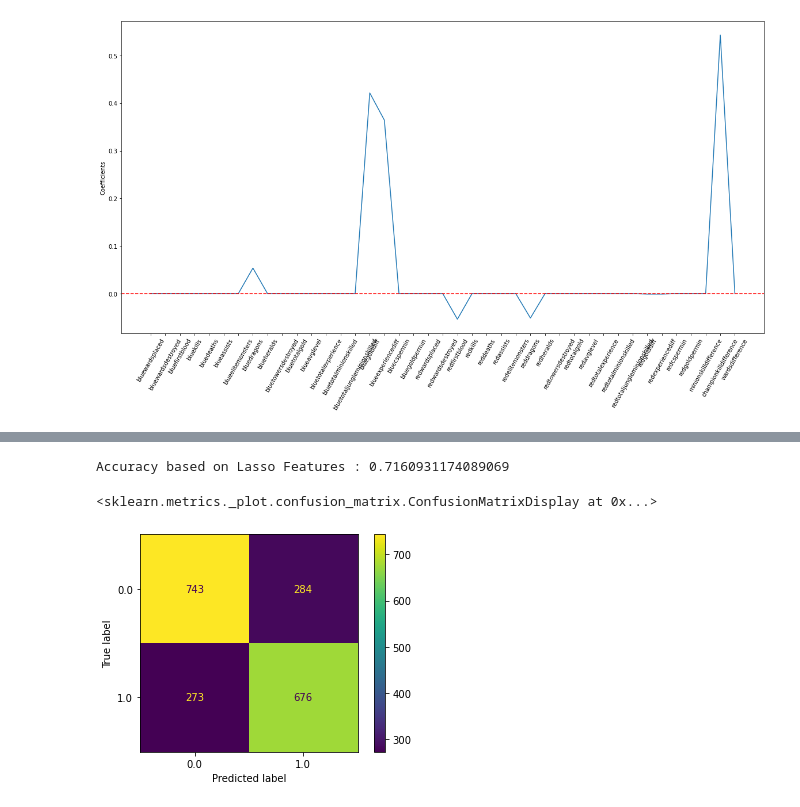
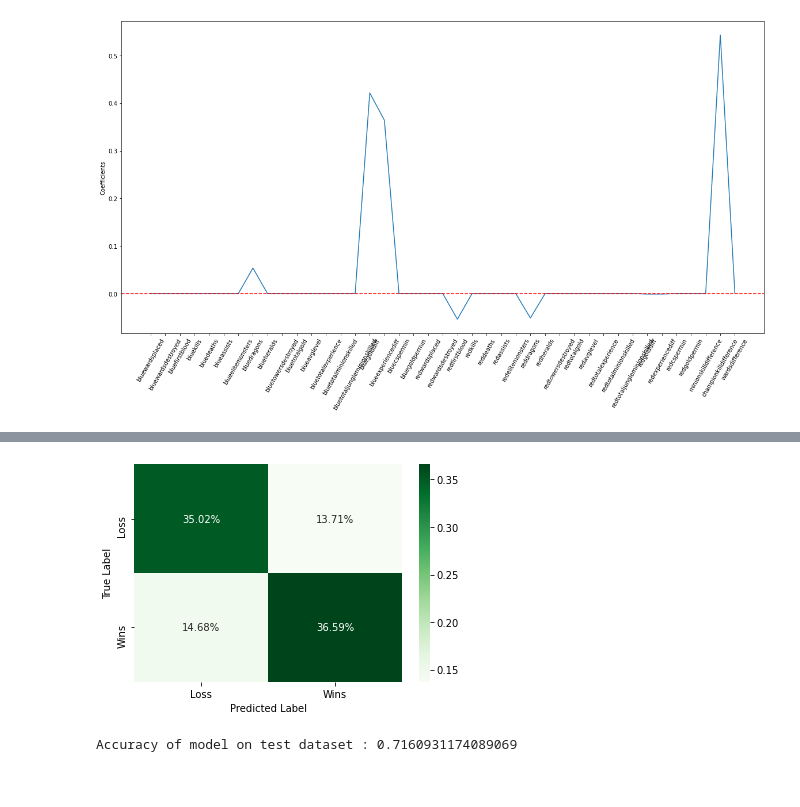
Before and after one commit to shreh2/LOL, a Jupyter notebook: LeagueOfLegends.ipynb, the cells around one changed output, grey strips where cells are left out. Drawn from its saved outputs; the diff is of its cells as text; code cells hidden in the pictures.

```diff
--- a/LeagueOfLegends.ipynb
+++ b/LeagueOfLegends.ipynb
@@ -363,4 +289,15 @@ lasso_ypredtest=lasso_lr.predict(lasso_Xtest)
+# %%
+#creating confusion matrix for the test dataset prediction
+plt.axes()
+sns.heatmap(cm_test/np.sum(cm_test),annot=True,
+           fmt='.2%', cmap='Greens',
+           xticklabels=['Loss','Wins'],
+           yticklabels=['Loss','Wins'])
+plt.xlabel("Predicted Label")
+plt.ylabel("True Label");
+# %% [output]
+[figure, added]
 # %%
-print('Accuracy based on Lasso Features :',metrics.accuracy_score(y_test,lasso_ypredtest))
+print('Accuracy of model on test dataset :',metrics.accuracy_score(y_test,lasso_ypredtest))
 # %% [output]
-Accuracy based on Lasso Features : 0.7160931174089069
+Accuracy of model on test dataset : 0.7160931174089069
@@ -372,5 +303,0 @@ kbest_ypred=kbest_lr.predict(kbest_Xvalid)
-# %%
- plot_confusion_matrix(kbest_lr, kbest_Xvalid, y_valid)
-# %% [output]
-<sklearn.metrics._plot.confusion_matrix.ConfusionMatrixDisplay at 0x...>
-[figure, removed]
```
Also changed, not shown: parts of 48 cells of this notebook.
